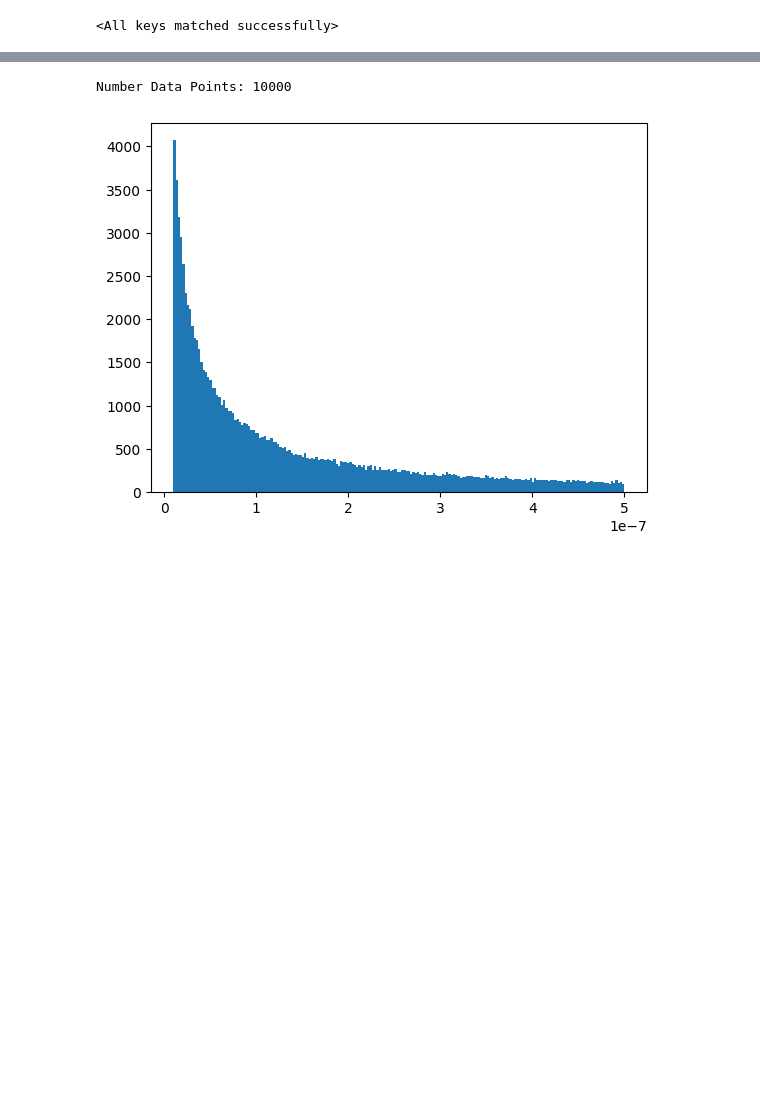
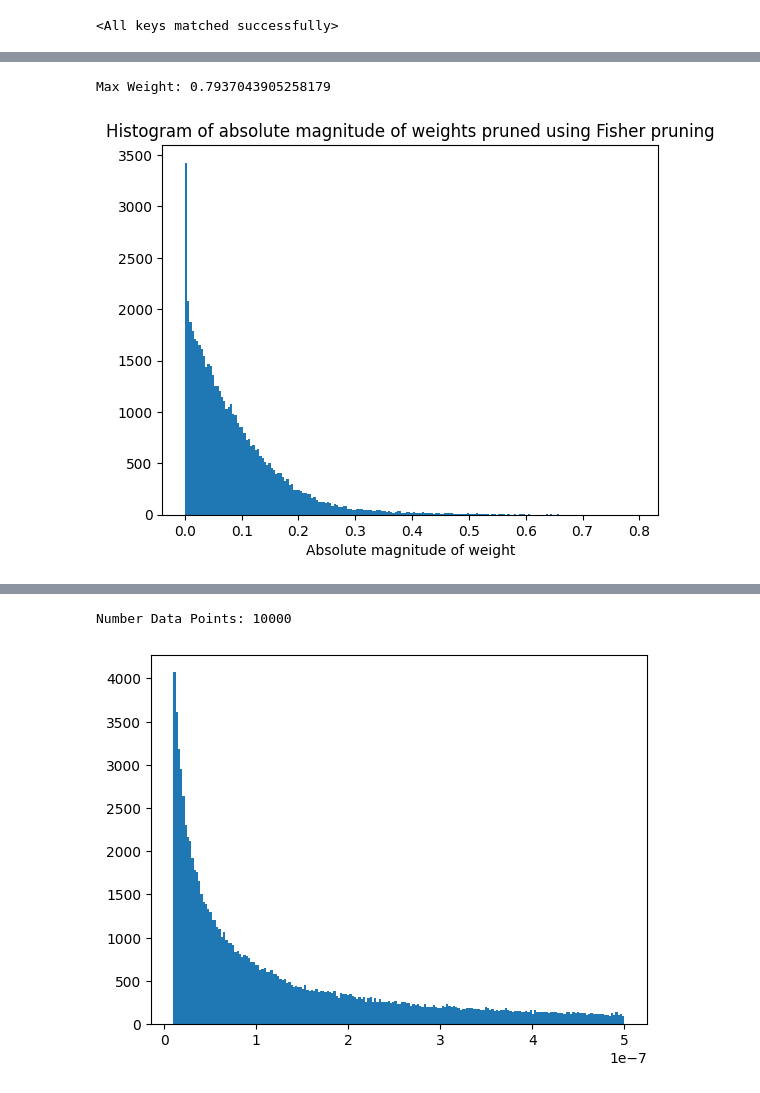
Before and after one commit to Thomas-Christie/lth, a Jupyter notebook: experimentation/fisher_vs_magnitude_comparison.ipynb, the cells around one changed output, grey strips where cells are left out. Drawn from its saved outputs; the diff is of its cells as text; code cells hidden in the pictures; blank space fills up the shorter version.

```diff
--- a/experimentation/fisher_vs_magnitude_comparison.ipynb
+++ b/experimentation/fisher_vs_magnitude_comparison.ipynb
@@ -45,3 +77,12 @@ plt.show()
+# %%
+plt.hist(np.abs(fisher_pruned_weights), bins=200)
+print(f"Max Weight: {np.max(np.abs(fisher_pruned_weights))}")
+plt.title("Histogram of absolute magnitude of weights pruned using Fisher pruning")
+plt.xlabel("Absolute magnitude of weight")
+plt.show()
+# %% [output]
+Max Weight: 0.7937043905258179
+[figure, added]
 # %%
 mag_pruned_weights = np.concatenate([weights[k][np.where(mag_mask[k] == 0)].flatten() for k in mag_mask.keys()])
 # %%
```
Also changed, not shown: parts of 8 cells of this notebook, 1 other file.
